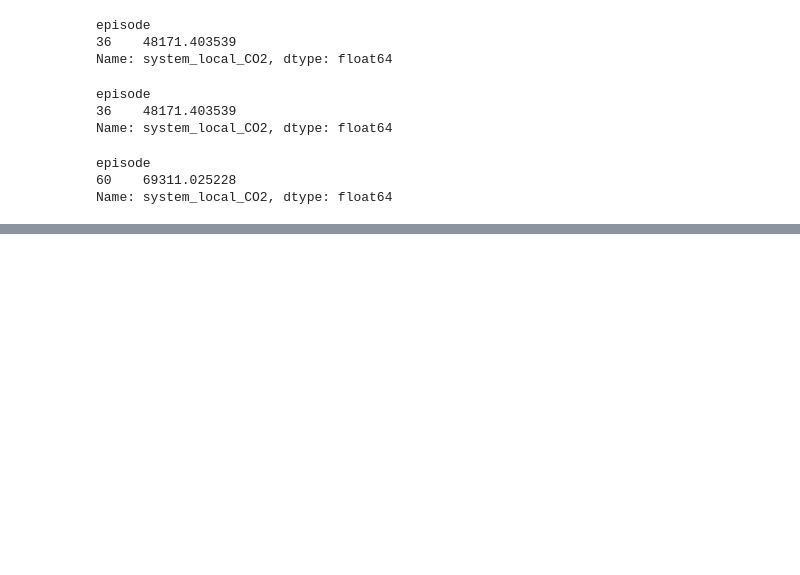
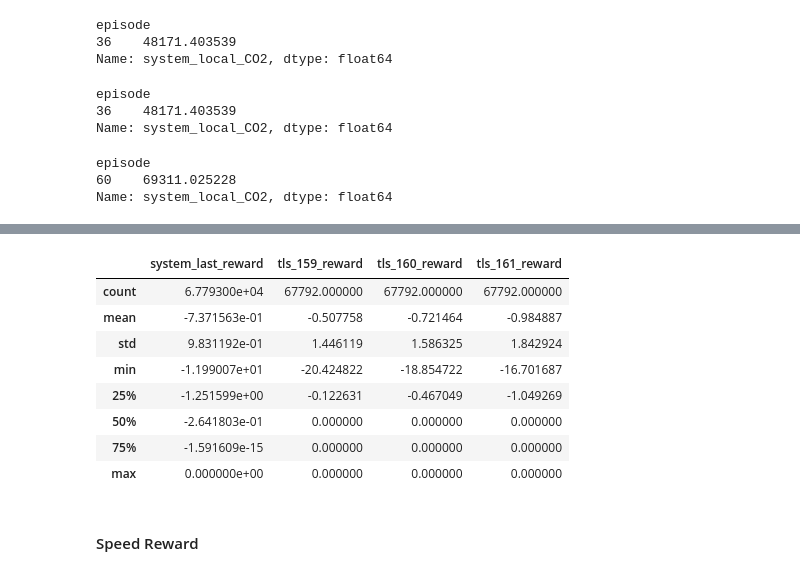
Before and after one commit to karstenk9/rl_traffic_signal_optimization, a Jupyter notebook: notebooks/ppo_output_analysis.ipynb, the cells around one changed output, grey strips where cells are left out. Cells and saved outputs as stored; diff of their text form; code cells hidden in the pictures; blank space fills up the shorter version.

```diff
--- a/notebooks/ppo_output_analysis.ipynb
+++ b/notebooks/ppo_output_analysis.ipynb
@@ -652,0 +706,14 @@ Name: system_local_CO2, dtype: float64
+# %%
+df_brake[['system_last_reward', 'tls_159_reward', 'tls_160_reward', 'tls_161_reward']].describe()
+# %% [output]
+|  | system_last_reward | tls_159_reward | tls_160_reward | tls_161_reward |
+| count | 6.779300e+04 | 67792.000000 | 67792.000000 | 67792.000000 |
+| mean | -7.371563e-01 | -0.507758 | -0.721464 | -0.984887 |
+| std | 9.831192e-01 | 1.446119 | 1.586325 | 1.842924 |
+| min | -1.199007e+01 | -20.424822 | -18.854722 | -16.701687 |
+| 25% | -1.251599e+00 | -0.122631 | -0.467049 | -1.049269 |
+| 50% | -2.641803e-01 | 0.000000 | 0.000000 | 0.000000 |
+| 75% | -1.591609e-15 | 0.000000 | 0.000000 | 0.000000 |
+| max | 0.000000e+00 | 0.000000 | 0.000000 | 0.000000 |
+# %% [markdown]
+#### Speed Reward
```
Also changed, not shown: parts of 6 cells of this notebook, 15 other files.
